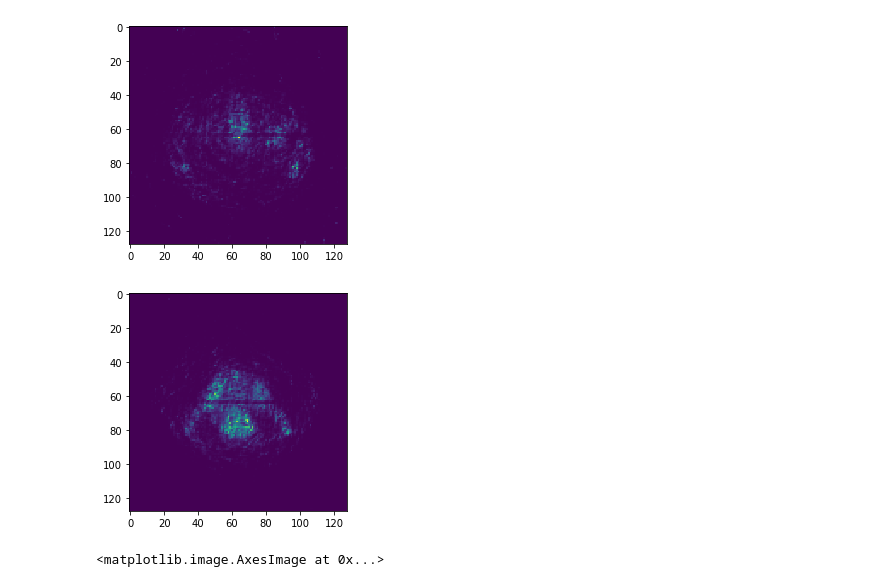
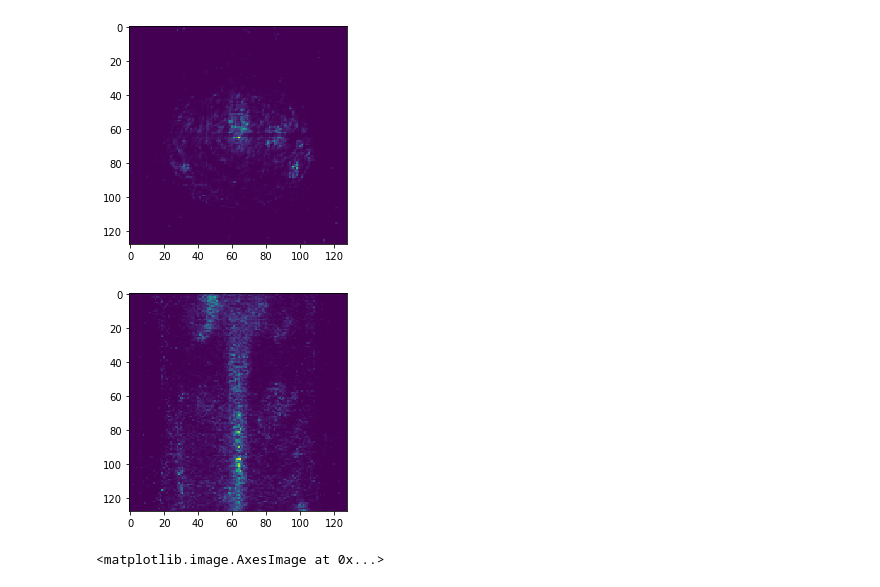
Before and after one commit to TingliangZhang/SPECT, a Jupyter notebook: SPECT_OSEM/SPECT.ipynb, the cells around one changed output. Saved outputs shown, nothing was run; the diff lists cells and outputs as text; code cells hidden in the pictures.

Commit message:
Finish_OSEM

```diff
--- a/SPECT_OSEM/SPECT.ipynb
+++ b/SPECT_OSEM/SPECT.ipynb
@@ -162,10 +162,10 @@ def OSEM_SPECT(i,idata):
 for i in tqdm(range(0,128)):
     osem_spect[i] = OSEM_SPECT(i,4)
 # %%
-plt.imshow(osem_spect[1,:,:])
+plt.imshow(osem_spect[:,64,:])
 osem_spect.tofile("osem_mine.raw")
 # %% [output]
-[figure, old version]
+[figure, new version]
 # %%
 osemData = np.fromfile('OSEM_recon.raw', dtype="float32")
 osem = osemData.reshape(128,128,128)
```
Also changed, not shown: 2 other files.
